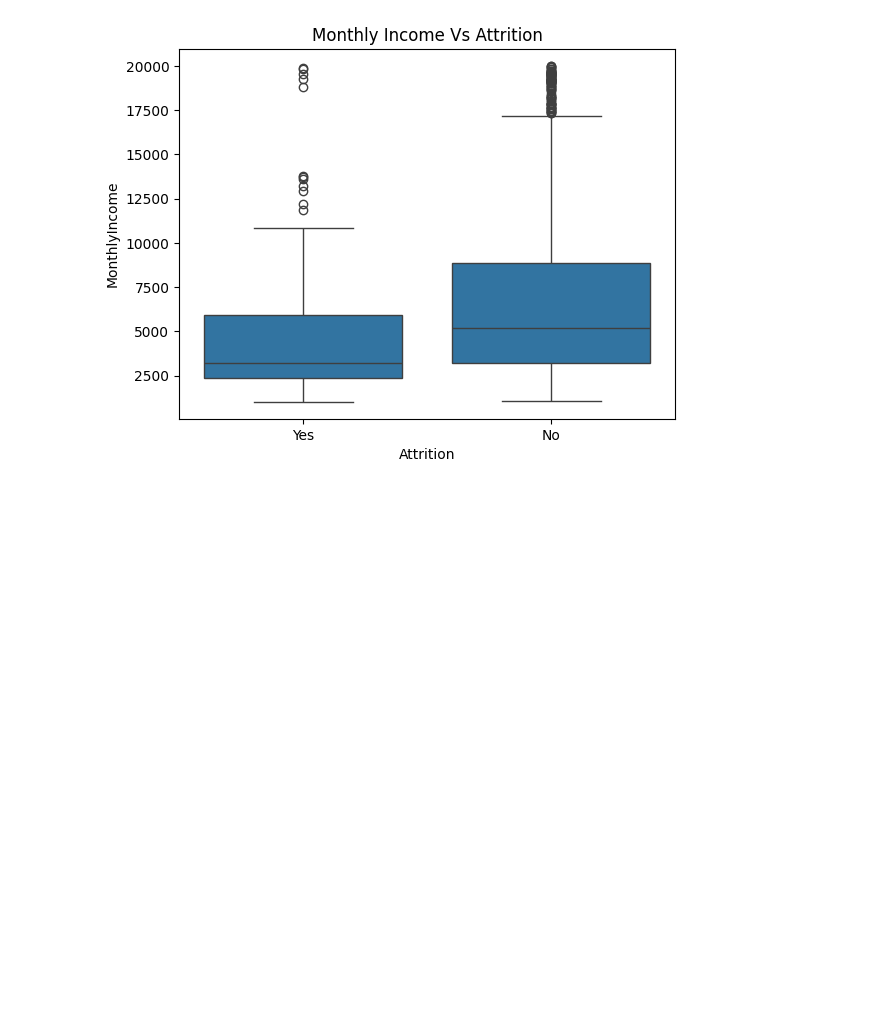
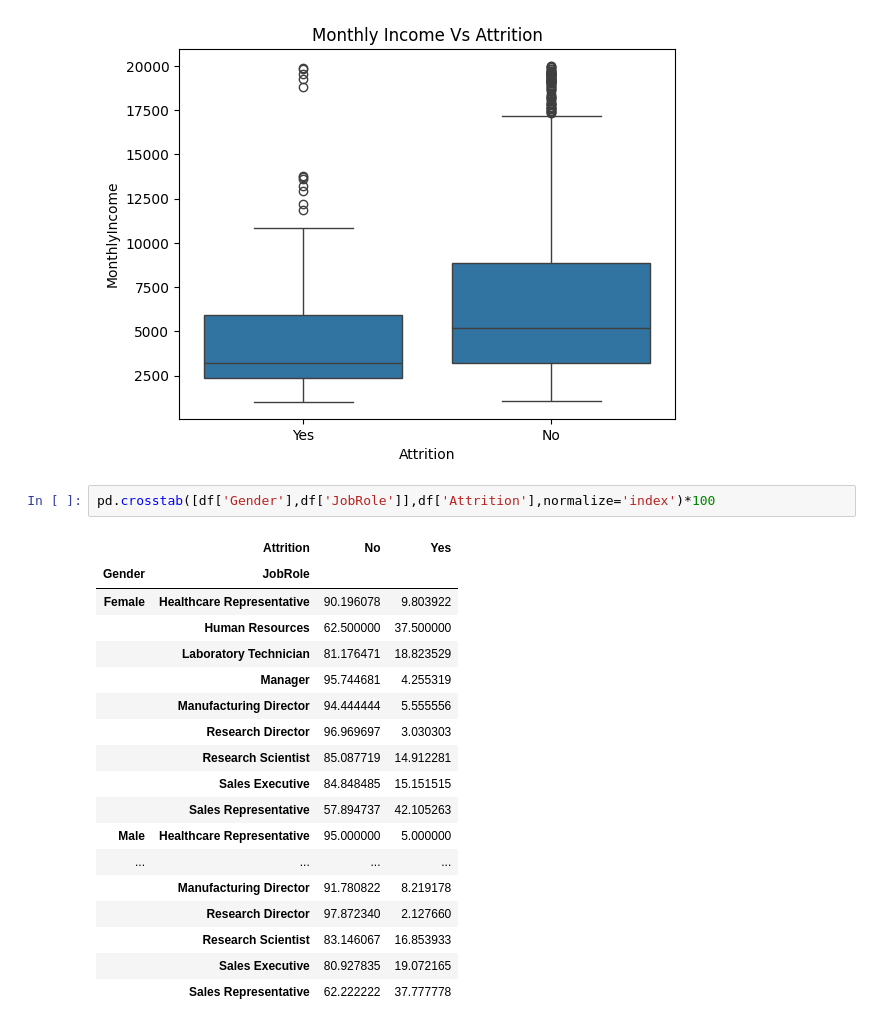
Before and after one commit to tusharkantnandi99/IBM-HR-Analytics-Project, a Jupyter notebook: notebooks/03_data_eda.ipynb, the cells around one changed output. Cells and saved outputs as stored; diff of their text form; blank space fills up the shorter version.

```diff
--- a/notebooks/03_data_eda.ipynb
+++ b/notebooks/03_data_eda.ipynb
@@ -247,3 +247,24 @@ plt.title('Monthly Income Vs Attrition')
 plt.show()
 # %% [output]
 [figure]
+# %%
+pd.crosstab([df['Gender'],df['JobRole']],df['Attrition'],normalize='index')*100
+# %% [output]
+|  | Attrition | No | Yes |
+| Gender | JobRole |  |  |
+| Female | Healthcare Representative | 90.196078 | 9.803922 |
+|  | Human Resources | 62.500000 | 37.500000 |
+|  | Laboratory Technician | 81.176471 | 18.823529 |
+|  | Manager | 95.744681 | 4.255319 |
+|  | Manufacturing Director | 94.444444 | 5.555556 |
+|  | Research Director | 96.969697 | 3.030303 |
+|  | Research Scientist | 85.087719 | 14.912281 |
+|  | Sales Executive | 84.848485 | 15.151515 |
+|  | Sales Representative | 57.894737 | 42.105263 |
+| Male | Healthcare Representative | 95.000000 | 5.000000 |
+| ... | ... | ... | ... |
+|  | Manufacturing Director | 91.780822 | 8.219178 |
+|  | Research Director | 97.872340 | 2.127660 |
+|  | Research Scientist | 83.146067 | 16.853933 |
+|  | Sales Executive | 80.927835 | 19.072165 |
+|  | Sales Representative | 62.222222 | 37.777778 |
```
Also changed, not shown: parts of 15 cells of this notebook.
